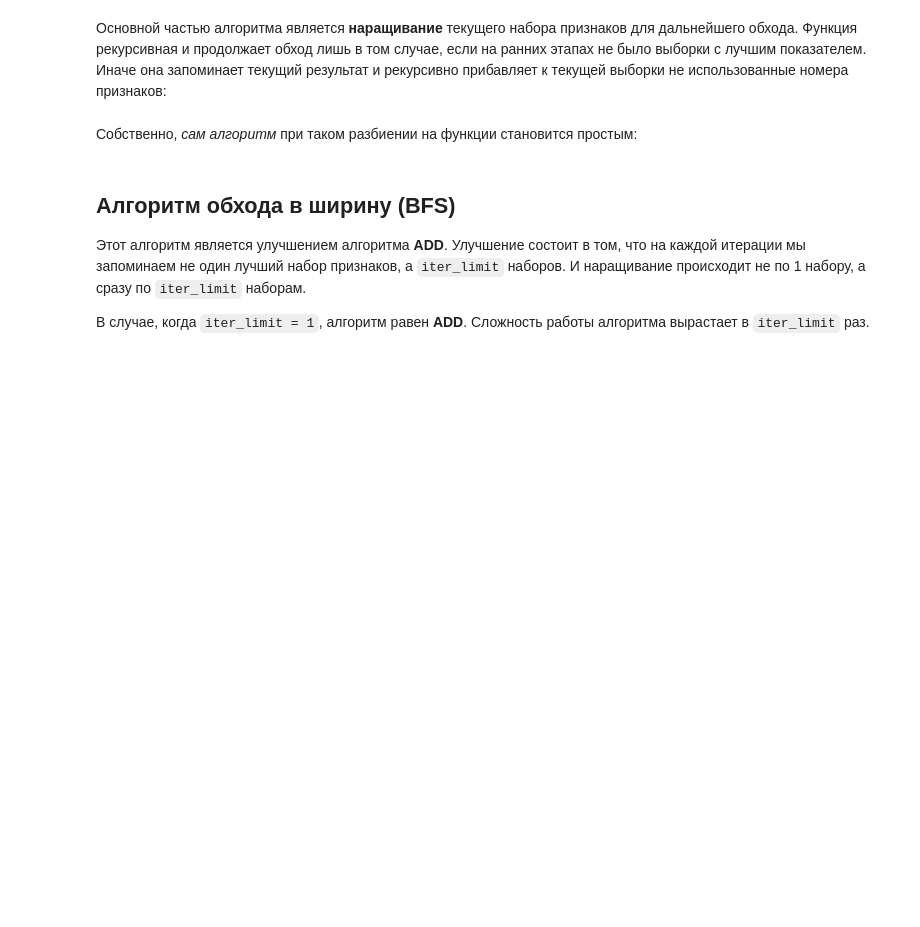
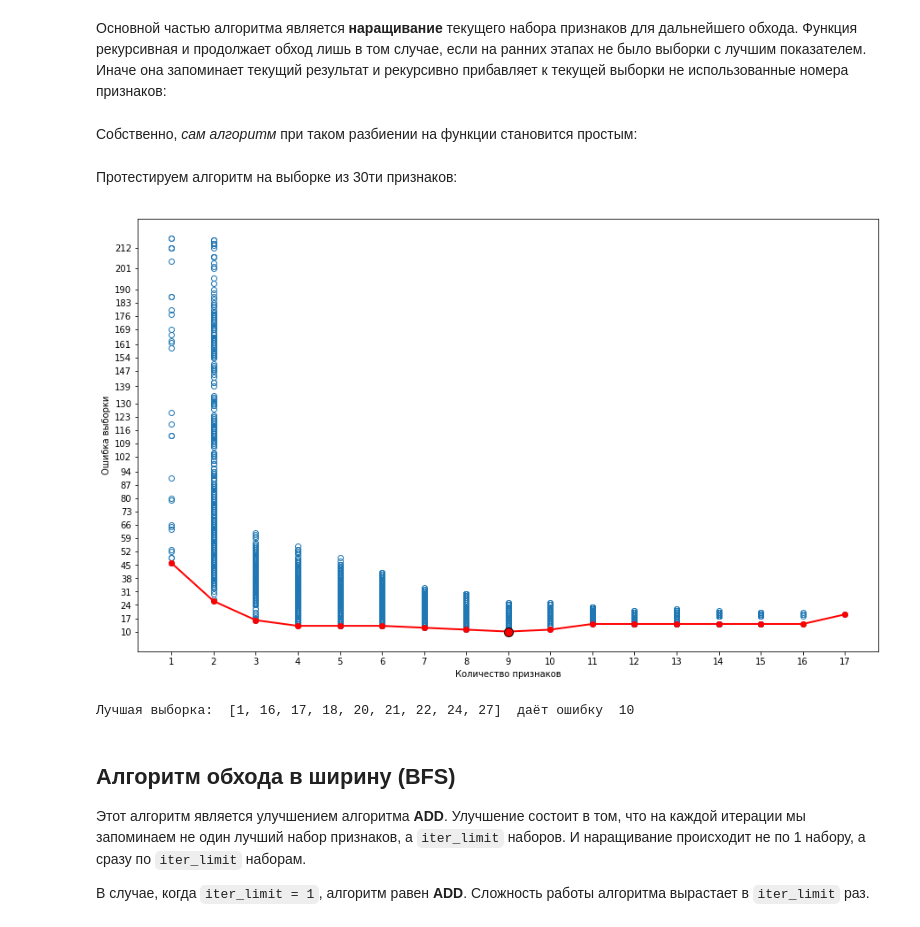
Before and after one commit to Dmitriy-kiselyov/MachineLearning, a Jupyter notebook: ipynb/feature_selection.ipynb, the cells around one changed output. Drawn from its saved outputs; the diff is of its cells as text; code cells hidden in the pictures; blank space fills up the shorter version.

Commit message:
feature_selection: график dfs, bfs

```diff
--- a/ipynb/feature_selection.ipynb
+++ b/ipynb/feature_selection.ipynb
@@ -372,10 +372,16 @@ def __flatten_features(features):
 # %% [markdown]
 Основной частью алгоритма является **наращивание** текущего набора признаков для дальнейшего обхода. Функция рекурсивная и продолжает обход лишь в том случае, если на ранних этапах не было выборки с лучшим показателем. Иначе она запоминает текущий результат и рекурсивно прибавляет к текущей выборки не использованные номера признаков:
 # %%
-def __increase(features_cur, features, results, dataset):
+def __increase(features_cur, features, results, dataset, logs):
     length = len(features_cur)
     result = results[length]
     error = count_error(dataset, __flatten_features(features_cur)) if length != 0 else 9999
+
+    if error != 9999:
+        logs.append({
+            "error": error,
+            "feature_count": length
+        })
 
     for j in range(length):
         if results[j]["error"] < error:
@@ -388,7 +394,7 @@ def __increase(features_cur, features, results, dataset):
     max_feature = __max_feature_pos(features_cur)
     for feature in features:
         if feature["pos"] > max_feature:
-            __increase(features_cur + [feature], features, results, dataset)
+            __increase(features_cur + [feature], features, results, dataset, logs)
 # %% [markdown]
 Собственно, *сам алгоритм* при таком разбиении на функции становится простым:
 # %%
@@ -396,14 +402,31 @@ def selection_dfs(dataset):
     feature_count = get_feature_count(dataset)
     features = __sort_features(dataset)
 
+    logs = []
     results = list(map(lambda x: {"error": 9999, "features": []}, range(feature_count + 1)))
 
-    __increase([], features, results, dataset)
+    __increase([], features, results, dataset, logs)
 
     result = min(results, key=lambda x: x["error"])
     result["features"] = sorted(__flatten_features(result["features"]))
+    result["log"] = logs
 
     return result
+# %% [markdown]
+Протестируем алгоритм на выборке из 30ти признаков:
+# %%
+dataset = datasets.load_breast_cancer()
+feature_count = 30
+dataset.data = dataset.data[:, :feature_count]
+
+result = selection_dfs(dataset)
+make_plot(dataset, result)
+plot.show()
+
+print("Лучшая выборка: ", result["features"], " даёт ошибку ", result["error"])
+# %% [output]
+[figure, added]
+Лучшая выборка:  [1, 16, 17, 18, 20, 21, 22, 24, 27]  даёт ошибку  10
 # %% [markdown]
 ## Алгоритм обхода в ширину (BFS)
 
```
Also changed, not shown: parts of 6 cells of this notebook, 2 other files.
